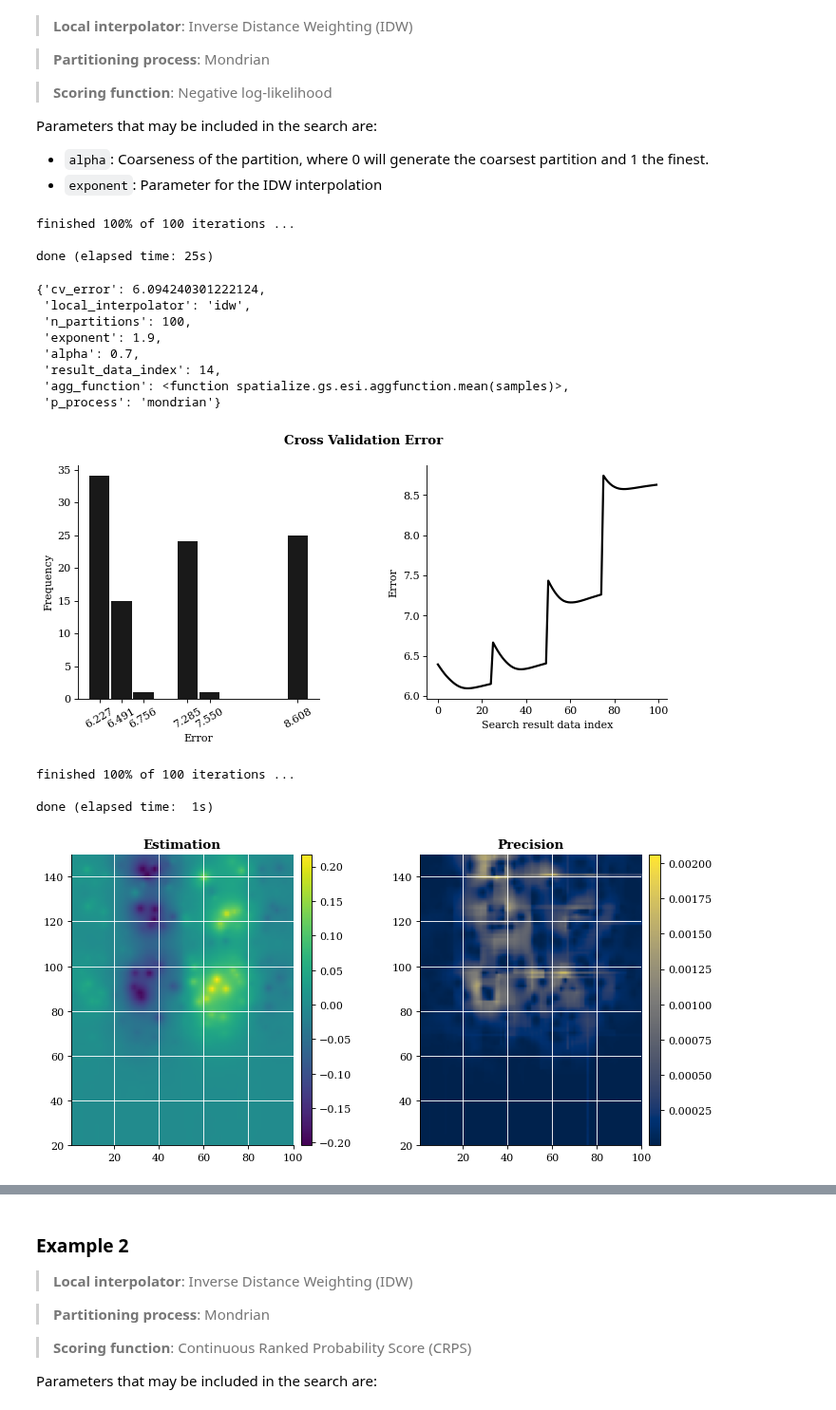
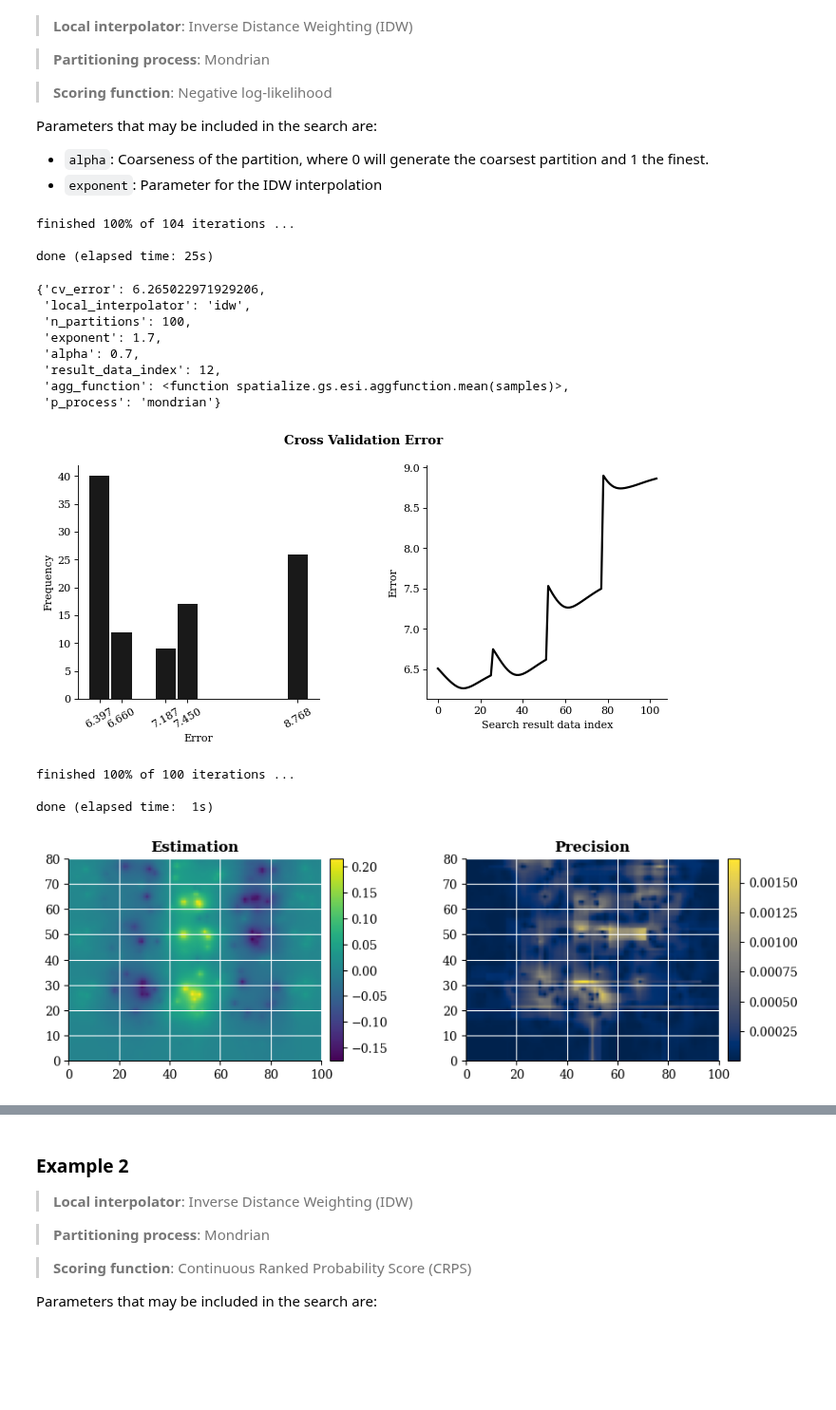
Before and after one commit to alges/spatialize-examples, a Jupyter notebook: examples/esi_fundamentals/esi_hparams_search.ipynb, the cells around one changed output, grey strips where cells are left out. Shown at 95% size. Saved outputs shown, nothing was run; the diff lists cells and outputs as text; code cells hidden in the pictures; blank space fills up the shorter version.

```diff
--- a/examples/esi_fundamentals/esi_hparams_search.ipynb
+++ b/examples/esi_fundamentals/esi_hparams_search.ipynb
@@ -140,0 +107,9 @@ plt.show()
+# %%
+scenario = SyntheticScenario(n_dims=2, extent=[0, 100, 0, 80], griddata=False)
+points, values, xi, reference_values = scenario.simulate_scenario(n_samples=300, seed=42)
+
+# Visualize reference values and samples
+scenario.plot_2d_scenario(points, xi, reference_values,
+                          theme='publication', figsize=(6, 5))
+plt.tight_layout()
+plt.show()
@@ -151,47 +128,51 @@ Parameters that may be included in the search are:
 - `alpha`: Coarseness of the partition, where 0 will generate the coarsest partition and 1 the finest.
 - `exponent`: Parameter for the IDW interpolation
 # %%
+# Parameters to evaluate:
+search_params = {
+    'alpha': [0.7, 0.8, 0.9, 0.95],
+    'exponent': np.round(np.arange(0.5, 3.1, 0.1), 1)
+    }
+
 search_result = esi_hparams_search(points, values, xi,      # basic inputs
                                    k=-1, score=sf.neg_log_likelihood,       # search configuration
                                    local_interpolator='idw', p_process="mondrian", griddata=False, seed=0,    # interpolation configuration
-                                   # parameter alternatives to test:
-                                   alpha=[0.7, 0.8, 0.9, 0.95],
-                                   exponent=np.round(np.arange(0.5, 3, 0.1),1)
+                                   **search_params
                                    )
 
 best_params = search_result.best_result()
 best_params
 # %% [output]
-finished 100% of 100 iterations ...
+finished 100% of 104 iterations ...
 
 done (elapsed time: 25s)
-{'cv_error': 6.094240301222124,
+{'cv_error': 6.265022971929206,
  'local_interpolator': 'idw',
  'n_partitions': 100,
- 'exponent': 1.9,
+ 'exponent': 1.7,
  'alpha': 0.7,
- 'result_data_index': 14,
+ 'result_data_index': 12,
  'agg_function': <function spatialize.gs.esi.aggfunction.mean(samples)>,
  'p_process': 'mondrian'}
 # %%
 search_result.plot_cv_error(theme='publication', fig_args={'dpi': 80})
 plt.show()
 # %% [output]
-[figure, old version]
+[figure, new version]
 # %%
 result = esi_nongriddata(points,
                          values,
                          xi,
                          n_partitions = 100,
                          best_params_found = best_params)
 
-result.quick_plot(theme='publication', dpi=80)
+result.quick_plot(theme='publication', dpi=100)
 plt.show()
 # %% [output]
 finished 100% of 100 iterations ...
 
 done (elapsed time:  1s)
-[figure, old version]
+[figure, new version]
 # %%
 print(f"MAE = {mean_absolute_error(reference_values, result.estimation()):.4f}")
 # %% [output]
```
Also changed, not shown: parts of 19 cells of this notebook, 3 other files.
